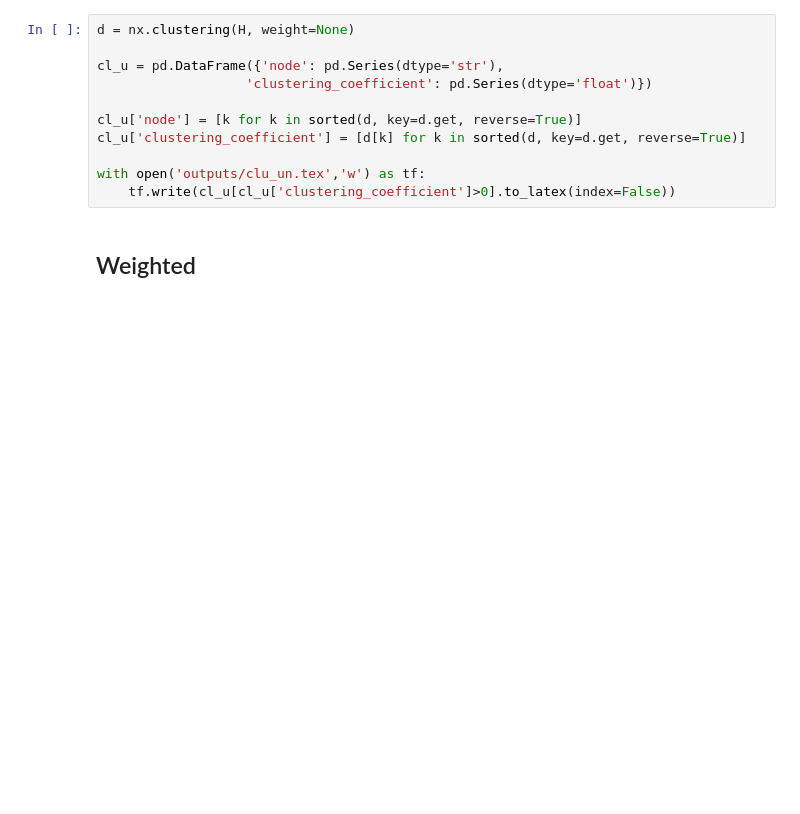
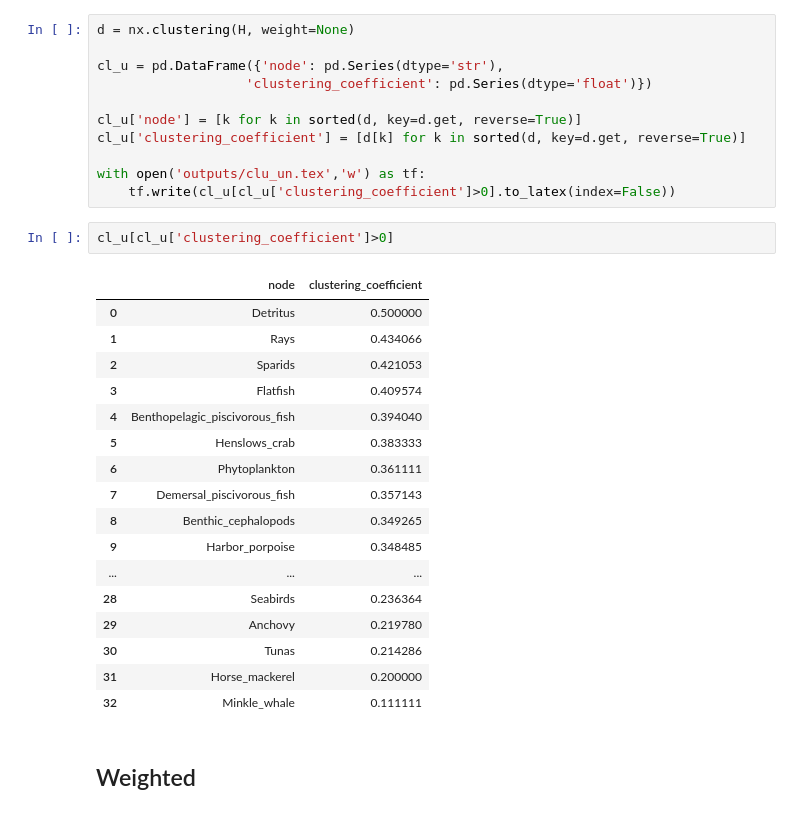
Before and after one commit to AJSRocha/msc_ds_network_science, a Jupyter notebook: project.ipynb, the cells around one changed output. Cells and saved outputs as stored; diff of their text form; blank space fills up the shorter version.

```diff
--- a/project.ipynb
+++ b/project.ipynb
@@ -247,6 +254,26 @@ cl_u['clustering_coefficient'] = [d[k] for k in sorted(d, key=d.get, reverse=Tru
 
 with open('outputs/clu_un.tex','w') as tf:
     tf.write(cl_u[cl_u['clustering_coefficient']>0].to_latex(index=False))
+# %%
+cl_u[cl_u['clustering_coefficient']>0]
+# %% [output]
+|  | node | clustering_coefficient |
+| 0 | Detritus | 0.500000 |
+| 1 | Rays | 0.434066 |
+| 2 | Sparids | 0.421053 |
+| 3 | Flatfish | 0.409574 |
+| 4 | Benthopelagic_piscivorous_fish | 0.394040 |
+| 5 | Henslows_crab | 0.383333 |
+| 6 | Phytoplankton | 0.361111 |
+| 7 | Demersal_piscivorous_fish | 0.357143 |
+| 8 | Benthic_cephalopods | 0.349265 |
+| 9 | Harbor_porpoise | 0.348485 |
+| ... | ... | ... |
+| 28 | Seabirds | 0.236364 |
+| 29 | Anchovy | 0.219780 |
+| 30 | Tunas | 0.214286 |
+| 31 | Horse_mackerel | 0.200000 |
+| 32 | Minkle_whale | 0.111111 |
 # %% [markdown]
 ## Weighted
 # %%
```
Also changed, not shown: parts of 28 cells of this notebook.
